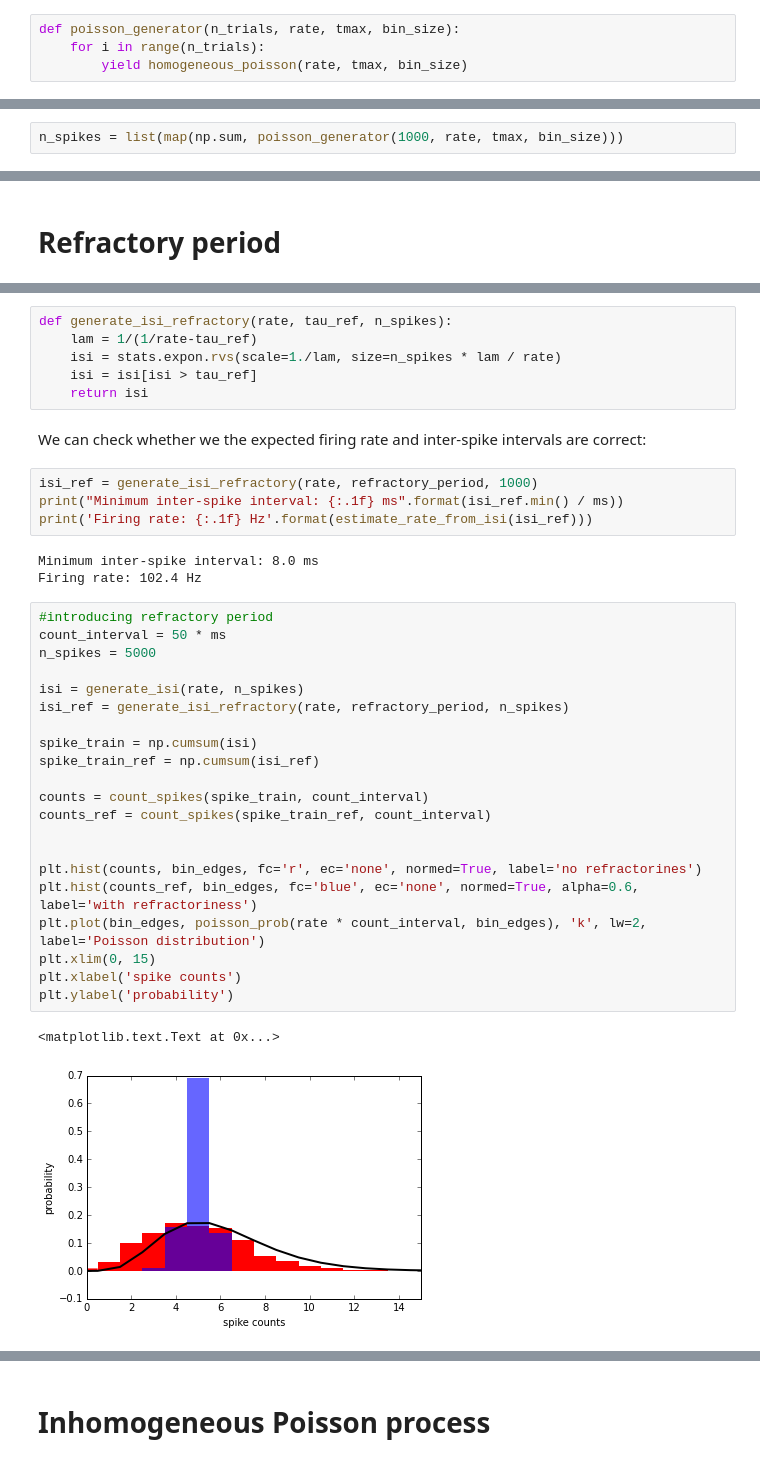
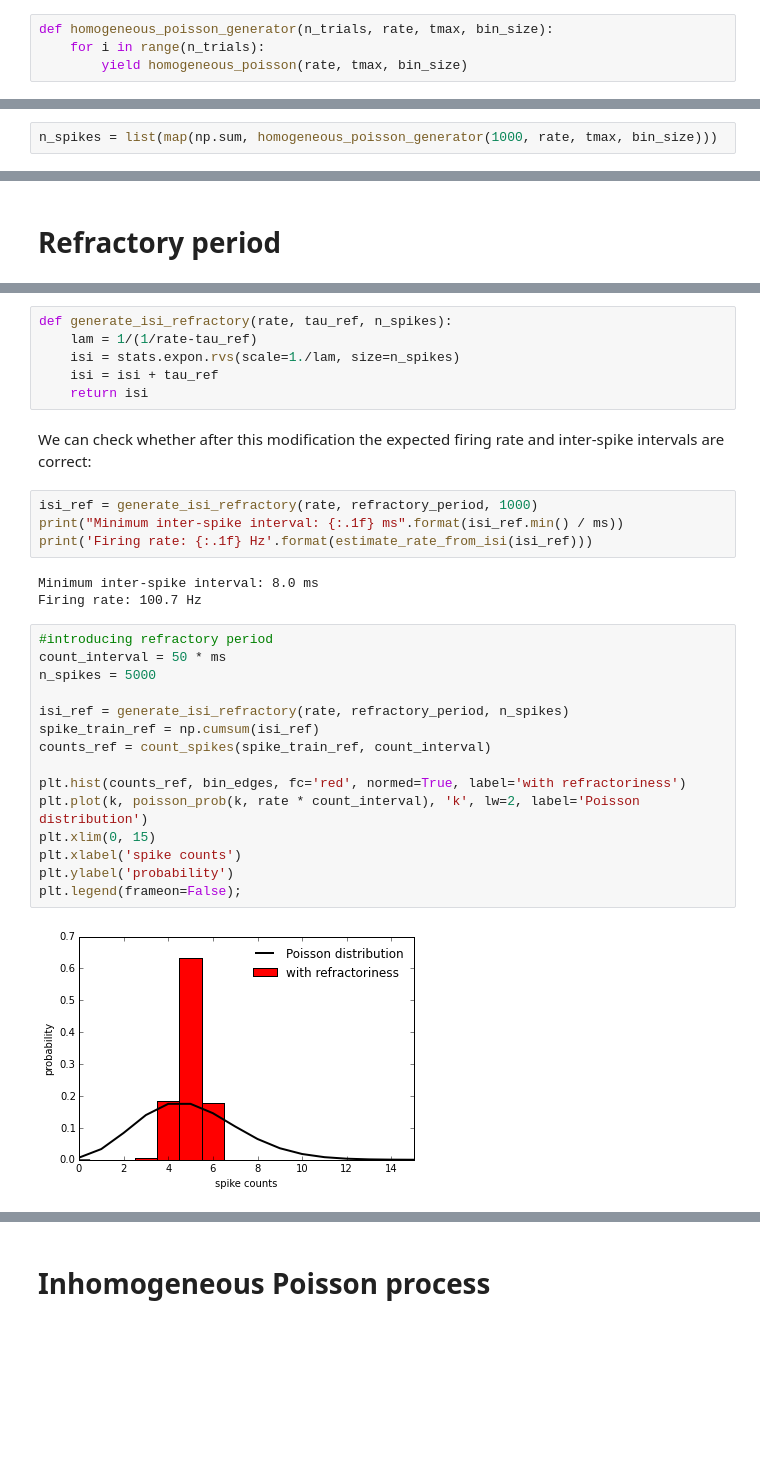
Before and after one commit to btel/python-in-neuroscience-tutorials, a Jupyter notebook: poisson_process.ipynb, the cells around one changed output, grey strips where cells are left out. Saved outputs shown, nothing was run; the diff lists cells and outputs as text; blank space fills up the shorter version.

```diff
--- a/poisson_process.ipynb
+++ b/poisson_process.ipynb
@@ -68,7 +68,7 @@ plt.xlabel('time (s)')
 # %% [markdown]
 The large spikes in the above plot correspond to, well, spikes. Since this is a random process each realisation will be slightly different. We can generate mulitple realisations or trials in a pythonic way using generators. Generator is like a function but instead of returning a single object (number, array, list, etc.) it can return a sequence of such objects &mdash; one per a time. What differentiates a generator from a function is that it uses `yield` statement instead of `return`:
 # %%
-def poisson_generator(n_trials, rate, tmax, bin_size):
+def homogeneous_poisson_generator(n_trials, rate, tmax, bin_size):
     for i in range(n_trials):
         yield homogeneous_poisson(rate, tmax, bin_size)
 # %% [markdown]
@@ -82,7 +82,7 @@ n_spikes = [np.sum(sp) for sp in poisson_generator(1000, rate, tmax, bin_size)]
 # %% [markdown]
 Note that in this case we do not need to store the spike trains. We simply generate one, calculate the number of spikes, then discard it and generate another train. This can be also done in more functional way using `map` function (which applies the function in its first arguments to all objects returned by the generator):
 # %%
-n_spikes = list(map(np.sum, poisson_generator(1000, rate, tmax, bin_size)))
+n_spikes = list(map(np.sum, homogeneous_poisson_generator(1000, rate, tmax, bin_size)))
 # %% [markdown]
 The functional and list-comprehension approaches are equivalent in terms of performance (and readability), so please go ahead and choose the one you prefer.
 
@@ -344,39 +341,32 @@ We now implement this correction in a function generating inter-spike intervals
 # %%
 def generate_isi_refractory(rate, tau_ref, n_spikes):
     lam = 1/(1/rate-tau_ref)
-    isi = stats.expon.rvs(scale=1./lam, size=n_spikes * lam / rate)
-    isi = isi[isi > tau_ref]
+    isi = stats.expon.rvs(scale=1./lam, size=n_spikes)
+    isi = isi + tau_ref
     return isi
 # %% [markdown]
-We can check whether we the expected firing rate and inter-spike intervals are correct:
+We can check whether after this modification the expected firing rate and inter-spike intervals are correct:
 # %%
 isi_ref = generate_isi_refractory(rate, refractory_period, 1000)
 print("Minimum inter-spike interval: {:.1f} ms".format(isi_ref.min() / ms))
 print('Firing rate: {:.1f} Hz'.format(estimate_rate_from_isi(isi_ref)))
 # %% [output]
 Minimum inter-spike interval: 8.0 ms
-Firing rate: 102.4 Hz
+Firing rate: 100.7 Hz
 # %%
 #introducing refractory period
 count_interval = 50 * ms
 n_spikes = 5000
 
-isi = generate_isi(rate, n_spikes)
 isi_ref = generate_isi_refractory(rate, refractory_period, n_spikes)
-
-spike_train = np.cumsum(isi)
 spike_train_ref = np.cumsum(isi_ref)
-
-counts = count_spikes(spike_train, count_interval)
 counts_ref = count_spikes(spike_train_ref, count_interval)
 
-
-plt.hist(counts, bin_edges, fc='r', ec='none', normed=True, label='no refractorines')
-plt.hist(counts_ref, bin_edges, fc='blue', ec='none', normed=True, alpha=0.6, label='with refractoriness')
-plt.plot(bin_edges, poisson_prob(rate * count_interval, bin_edges), 'k', lw=2, label='Poisson distribution')
+plt.hist(counts_ref, bin_edges, fc='red', normed=True, label='with refractoriness')
+plt.plot(k, poisson_prob(k, rate * count_interval), 'k', lw=2, label='Poisson distribution')
 plt.xlim(0, 15)
 plt.xlabel('spike counts')
 plt.ylabel('probability')
+plt.legend(frameon=False);
 # %% [output]
-<matplotlib.text.Text at 0x...>
-[figure, old version]
+[figure, new version]
```
Also changed, not shown: parts of 40 cells of this notebook.
